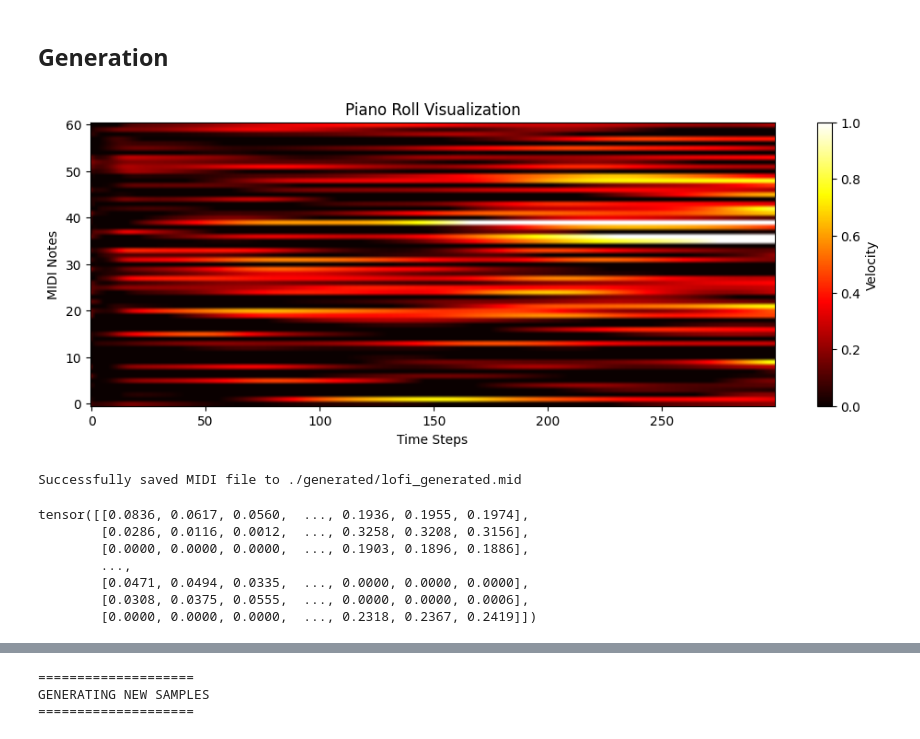
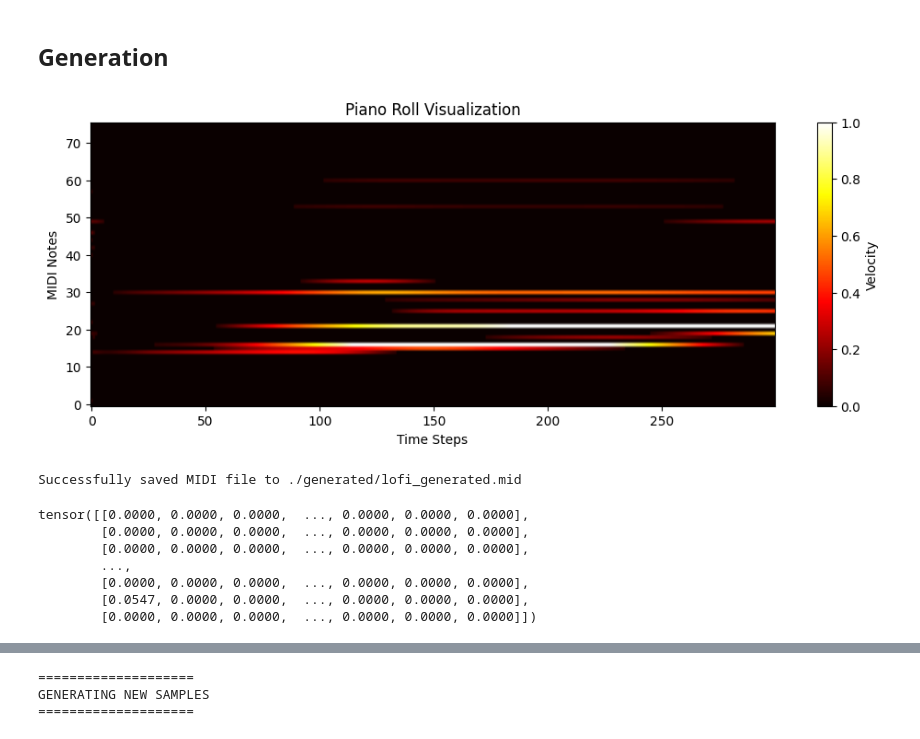
Before and after one commit to ziemmi13/Lofi-VAE-generator, a Jupyter notebook: model/Generate.ipynb, the cells around one changed output, grey strips where cells are left out. Saved outputs shown, nothing was run; the diff lists cells and outputs as text; code cells hidden in the pictures.

```diff
--- a/model/Generate.ipynb
+++ b/model/Generate.ipynb
@@ -16,22 +16,22 @@ print(torch.version.cuda)
 # %%
 model = LofiModel()
 device = torch.device("cuda" if torch.cuda.is_available() else "cpu")
-model.load_state_dict(torch.load("./saved_models/best_models/Piano Dataset VAE.pth"))
+model.load_state_dict(torch.load("./saved_models/progress/lofi-model_epoch200.pth"))
 model.to(device)
-generated = model.generate(max_len=MAX_SEQ_LEN, threshold=0, visualize=True, save_path="./generated/lofi_generated.mid")
+generated = model.generate(max_len=MAX_SEQ_LEN, threshold=0.05, visualize=True, save_path="./generated/lofi_generated.mid")
 # %% [output]
-[figure, old version]
+[figure, new version]
 Successfully saved MIDI file to ./generated/lofi_generated.mid
 # %%
 generated
 # %% [output]
-tensor([[0.0836, 0.0617, 0.0560,  ..., 0.1936, 0.1955, 0.1974],
-        [0.0286, 0.0116, 0.0012,  ..., 0.3258, 0.3208, 0.3156],
-        [0.0000, 0.0000, 0.0000,  ..., 0.1903, 0.1896, 0.1886],
+tensor([[0.0000, 0.0000, 0.0000,  ..., 0.0000, 0.0000, 0.0000],
+        [0.0000, 0.0000, 0.0000,  ..., 0.0000, 0.0000, 0.0000],
+        [0.0000, 0.0000, 0.0000,  ..., 0.0000, 0.0000, 0.0000],
         ...,
-        [0.0471, 0.0494, 0.0335,  ..., 0.0000, 0.0000, 0.0000],
-        [0.0308, 0.0375, 0.0555,  ..., 0.0000, 0.0000, 0.0006],
-        [0.0000, 0.0000, 0.0000,  ..., 0.2318, 0.2367, 0.2419]])
+        [0.0000, 0.0000, 0.0000,  ..., 0.0000, 0.0000, 0.0000],
+        [0.0547, 0.0000, 0.0000,  ..., 0.0000, 0.0000, 0.0000],
+        [0.0000, 0.0000, 0.0000,  ..., 0.0000, 0.0000, 0.0000]])
 # %%
 import torch
 import os
```
Also changed, not shown: parts of 1 cell of this notebook, 6 other files.
